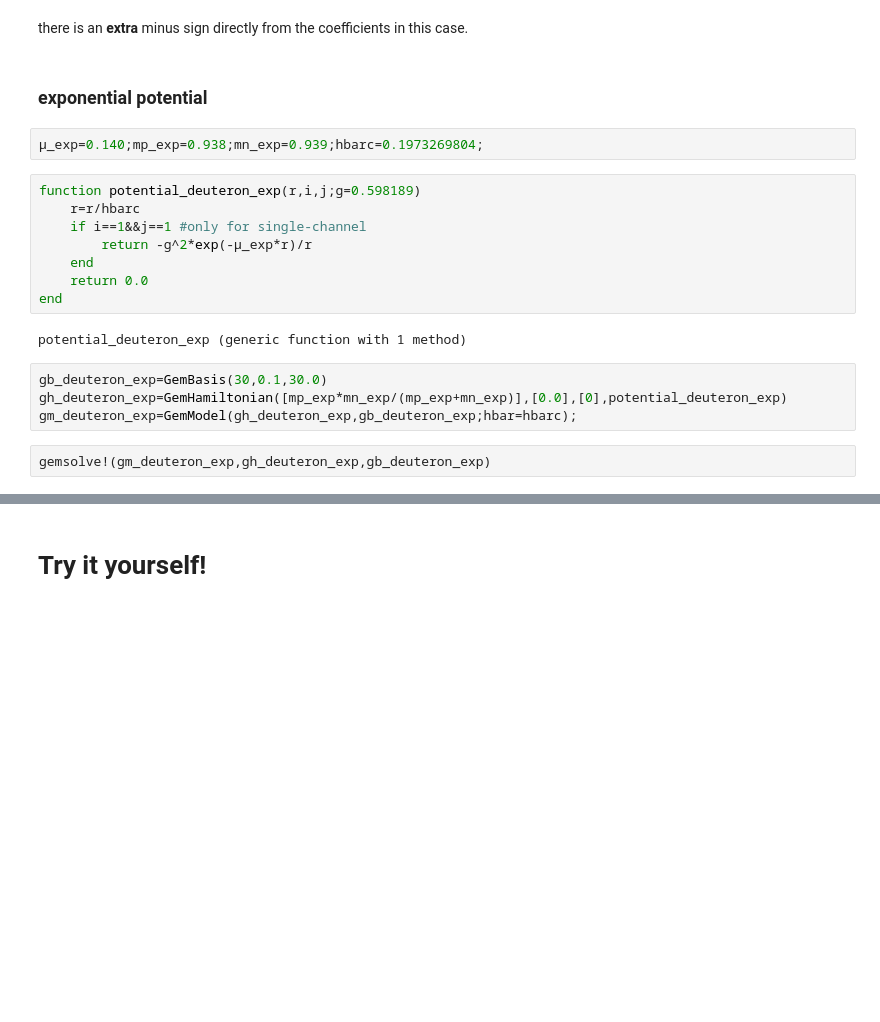
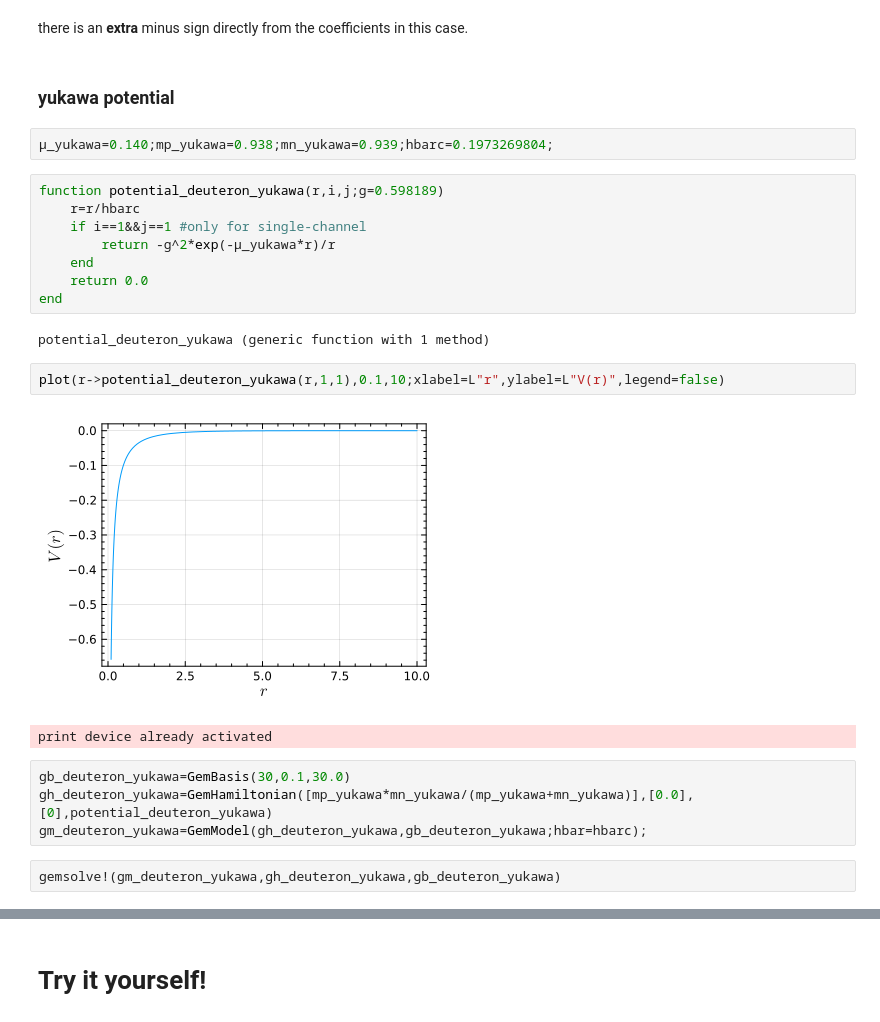
Before and after one commit to linqiu15/schrodinger_equation_solver.jl, a Jupyter notebook: example_gem.ipynb, the cells around one changed output, grey strips where cells are left out. Cells and saved outputs as stored; diff of their text form; blank space fills up the shorter version.

```diff
--- a/example_gem.ipynb
+++ b/example_gem.ipynb
@@ -218,23 +218,28 @@ end
 # %% [markdown]
 there is an **extra** minus sign directly from the coefficients in this case.
 # %% [markdown]
-### exponential potential
+### yukawa potential
 # %%
-μ_exp=0.140;mp_exp=0.938;mn_exp=0.939;hbarc=0.1973269804;
+μ_yukawa=0.140;mp_yukawa=0.938;mn_yukawa=0.939;hbarc=0.1973269804;
 # %%
-function potential_deuteron_exp(r,i,j;g=0.598189)
+function potential_deuteron_yukawa(r,i,j;g=0.598189)
     r=r/hbarc
     if i==1&&j==1 #only for single-channel
-        return -g^2*exp(-μ_exp*r)/r
+        return -g^2*exp(-μ_yukawa*r)/r
     end
     return 0.0
 end
 # %% [output]
-potential_deuteron_exp (generic function with 1 method)
+potential_deuteron_yukawa (generic function with 1 method)
+# %%
+plot(r->potential_deuteron_yukawa(r,1,1),0.1,10;xlabel=L"r",ylabel=L"V(r)",legend=false)
+# %% [output]
+[figure, added]
+print device already activated
 # %%
-gb_deuteron_exp=GemBasis(30,0.1,30.0)
-gh_deuteron_exp=GemHamiltonian([mp_exp*mn_exp/(mp_exp+mn_exp)],[0.0],[0],potential_deuteron_exp)
-gm_deuteron_exp=GemModel(gh_deuteron_exp,gb_deuteron_exp;hbar=hbarc);
+gb_deuteron_yukawa=GemBasis(30,0.1,30.0)
+gh_deuteron_yukawa=GemHamiltonian([mp_yukawa*mn_yukawa/(mp_yukawa+mn_yukawa)],[0.0],[0],potential_deuteron_yukawa)
+gm_deuteron_yukawa=GemModel(gh_deuteron_yukawa,gb_deuteron_yukawa;hbar=hbarc);
 # %%
-gemsolve!(gm_deuteron_exp,gh_deuteron_exp,gb_deuteron_exp)
+gemsolve!(gm_deuteron_yukawa,gh_deuteron_yukawa,gb_deuteron_yukawa)
 # %%
```
Also changed, not shown: parts of 25 cells of this notebook, 1 other file.
